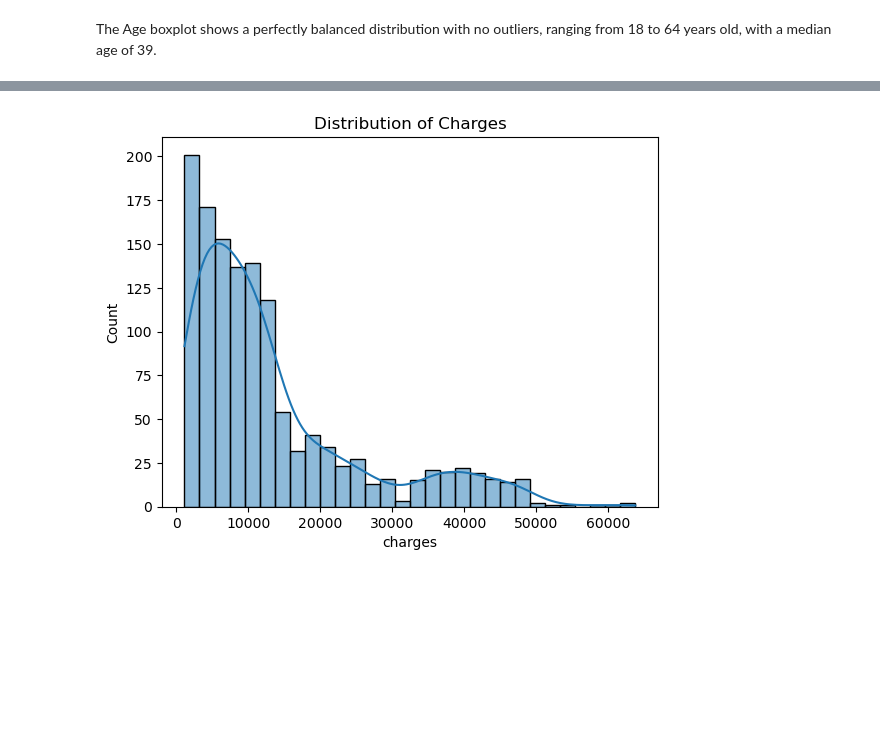
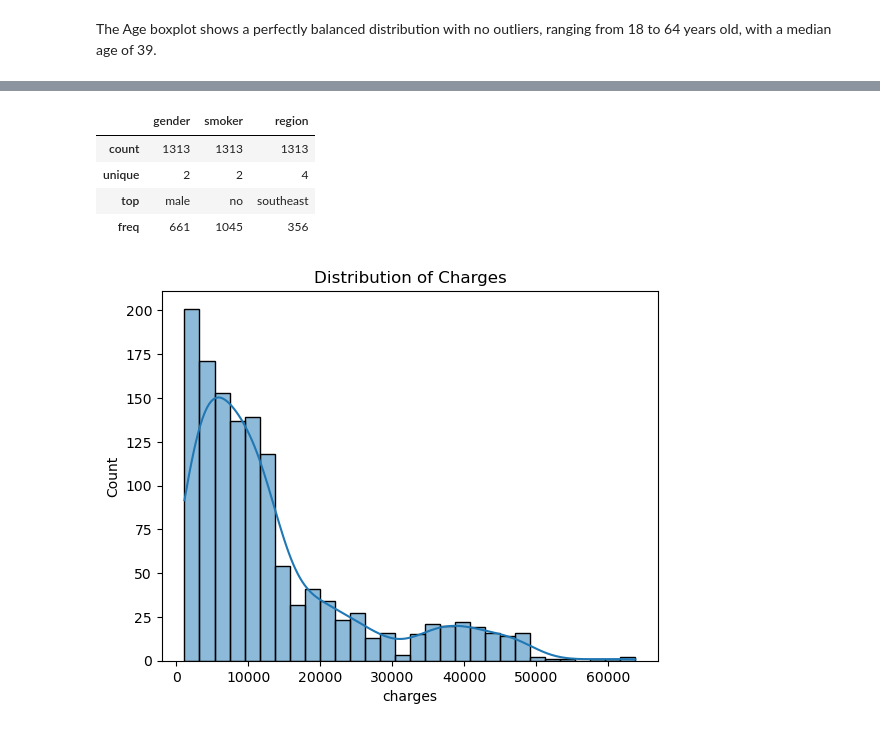
Before and after one commit to DBaska441/Medical-Insurance-Cost-Analysis-Prediction, a Jupyter notebook: Medical Insurance Cost Analysis Using Exploratory Data Analysis and Statistical Inference.ipynb, the cells around one changed output, grey strips where cells are left out. Cells and saved outputs as stored; diff of their text form; code cells hidden in the pictures; blank space fills up the shorter version.

```diff
--- a/Untitled.ipynb
+++ b/Medical Insurance Cost Analysis Using Exploratory Data Analysis and Statistical Inference.ipynb
@@ -305,3 +313,11 @@ EDA was conducted to understand the distribution and relationships...
+# %%
+data.describe(include="object")
+# %% [output]
+|  | gender | smoker | region |
+| count | 1313 | 1313 | 1313 |
+| unique | 2 | 2 | 4 |
+| top | male | no | southeast |
+| freq | 661 | 1045 | 356 |
 # %%
 sns.histplot(data=data, x = "charges", kde=True)
 plt.title("Distribution of Charges")
```
Also changed, not shown: parts of 30 cells of this notebook, 6 other files.
